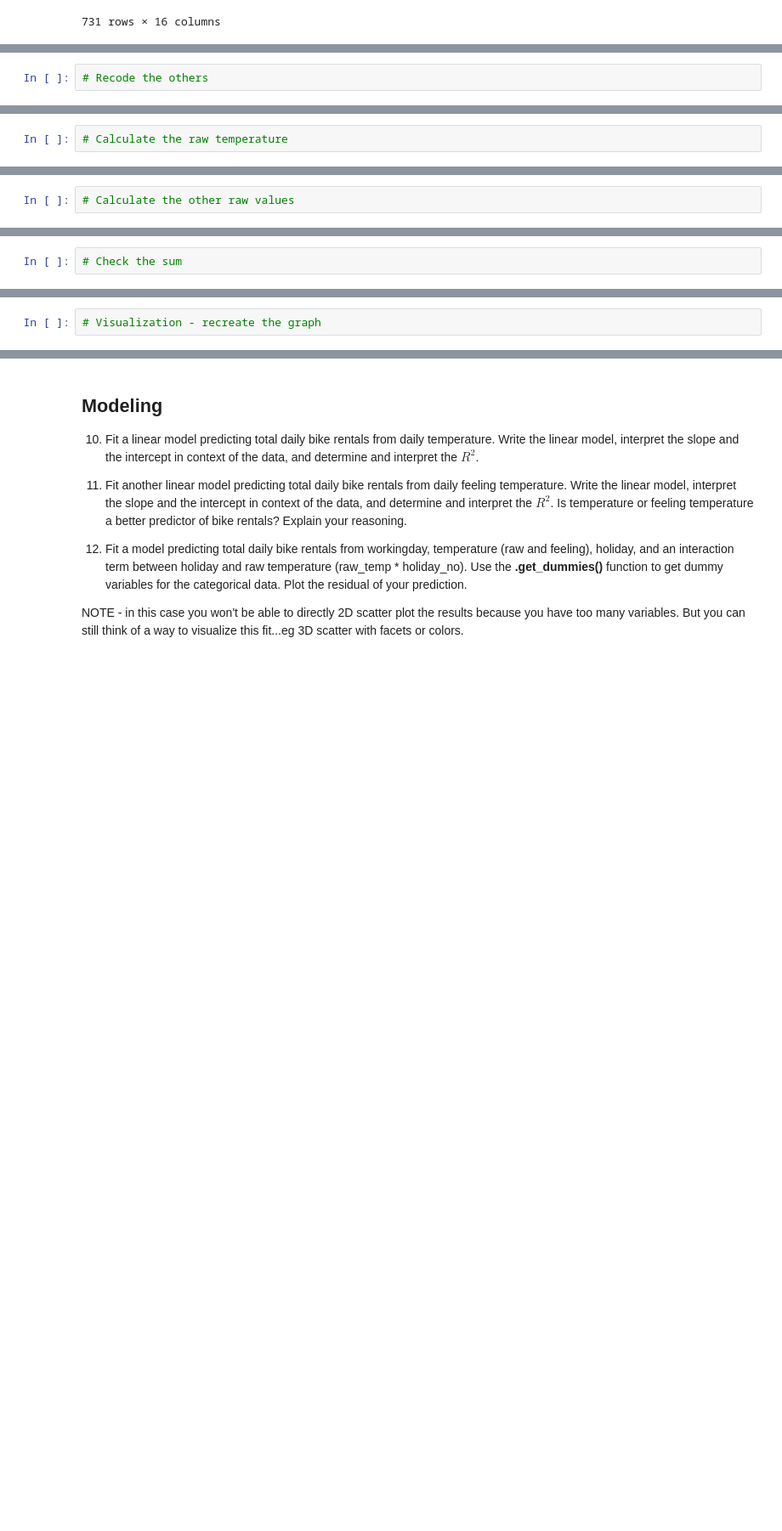
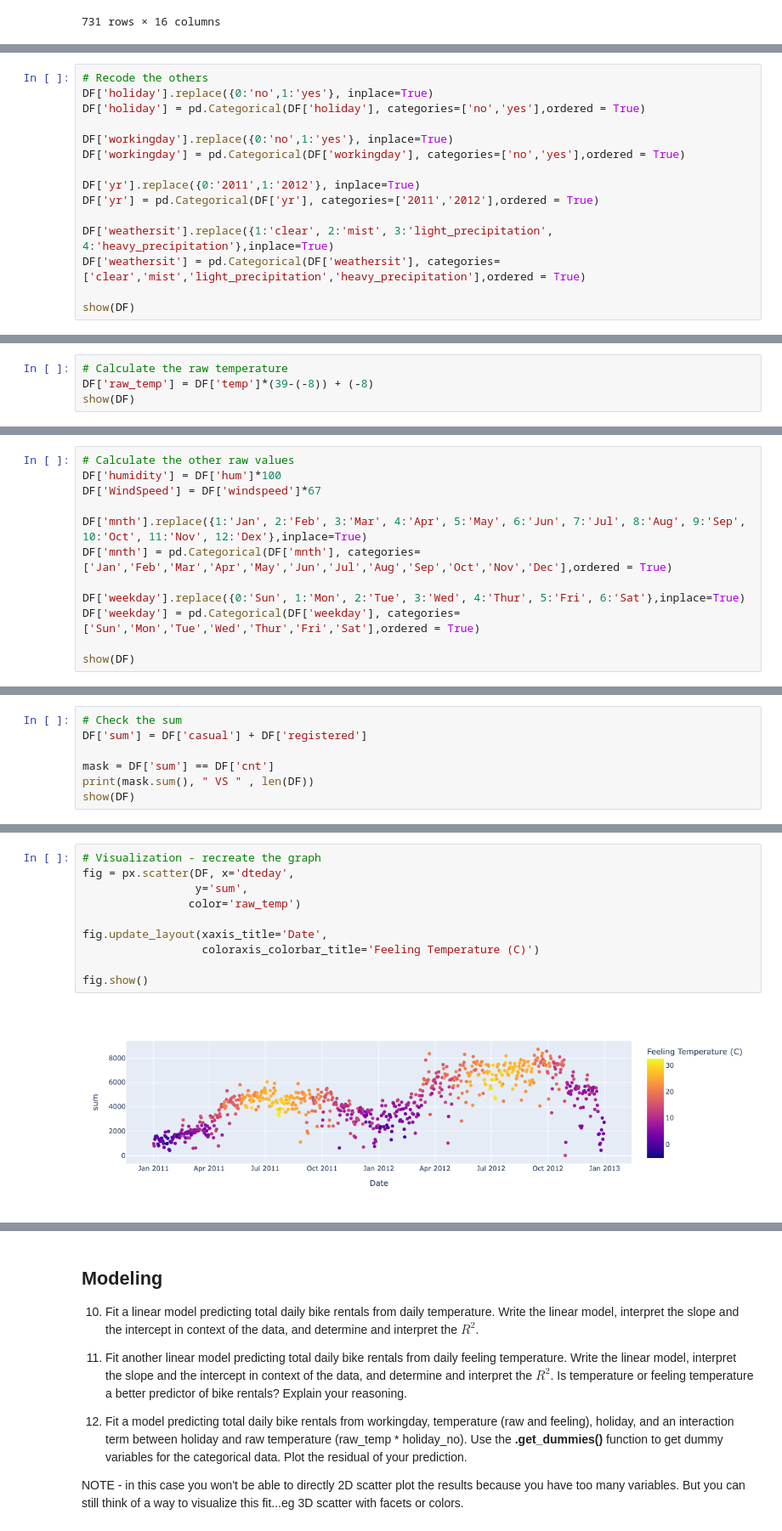
Before and after one commit to DCard2512/DATA101_Diego_Cardenas_Code, a Jupyter notebook: Day17/Day17-HW.ipynb, the cells around one changed output, grey strips where cells are left out. Shown at 85% size. Cells and saved outputs as stored; diff of their text form; blank space fills up the shorter version.

```diff
--- a/Day17/Day17-HW.ipynb
+++ b/Day17/Day17-HW.ipynb
@@ -137,2 +142,15 @@ DF
 # %%
 # Recode the others
+DF['holiday'].replace({0:'no',1:'yes'}, inplace=True)
+DF['holiday'] = pd.Categorical(DF['holiday'], categories=['no','yes'],ordered = True)
+
+DF['workingday'].replace({0:'no',1:'yes'}, inplace=True)
+DF['workingday'] = pd.Categorical(DF['workingday'], categories=['no','yes'],ordered = True)
+
+DF['yr'].replace({0:'2011',1:'2012'}, inplace=True)
+DF['yr'] = pd.Categorical(DF['yr'], categories=['2011','2012'],ordered = True)
+
+DF['weathersit'].replace({1:'clear', 2:'mist', 3:'light_precipitation', 4:'heavy_precipitation'},inplace=True)
+DF['weathersit'] = pd.Categorical(DF['weathersit'], categories=['clear','mist','light_precipitation','heavy_precipitation'],ordered = True)
+
+show(DF)
@@ -139,2 +159,4 @@ DF
 # %%
 # Calculate the raw temperature
+DF['raw_temp'] = DF['temp']*(39-(-8)) + (-8)
+show(DF)
@@ -141,2 +165,12 @@ DF
 # %%
 # Calculate the other raw values
+DF['humidity'] = DF['hum']*100
+DF['WindSpeed'] = DF['windspeed']*67
+
+DF['mnth'].replace({1:'Jan', 2:'Feb', 3:'Mar', 4:'Apr', 5:'May', 6:'Jun', 7:'Jul', 8:'Aug', 9:'Sep', 10:'Oct', 11:'Nov', 12:'Dex'},inplace=True)
+DF['mnth'] = pd.Categorical(DF['mnth'], categories=['Jan','Feb','Mar','Apr','May','Jun','Jul','Aug','Sep','Oct','Nov','Dec'],ordered = True)
+
+DF['weekday'].replace({0:'Sun', 1:'Mon', 2:'Tue', 3:'Wed', 4:'Thur', 5:'Fri', 6:'Sat'},inplace=True)
+DF['weekday'] = pd.Categorical(DF['weekday'], categories=['Sun','Mon','Tue','Wed','Thur','Fri','Sat'],ordered = True)
+
+show(DF)
@@ -143,2 +179,7 @@ DF
 # %%
 # Check the sum
+DF['sum'] = DF['casual'] + DF['registered']
+
+mask = DF['sum'] == DF['cnt']
+print(mask.sum(), " VS " , len(DF))
+show(DF)
@@ -154,5 +198,15 @@ DF
 9.  Create a visualization displaying the relationship between bike rentals and season. Interpret the plot in context of the data.
 # %%
 # Visualization - recreate the graph
+fig = px.scatter(DF, x='dteday',
+                 y='sum',
+                color='raw_temp')
+
+fig.update_layout(xaxis_title='Date',
+                  coloraxis_colorbar_title='Feeling Temperature (C)')
+
+fig.show()
+# %% [output]
+[figure, added]
 # %%
 # Visualization - do your own thing
```
Also changed, not shown: parts of 6 cells of this notebook.
